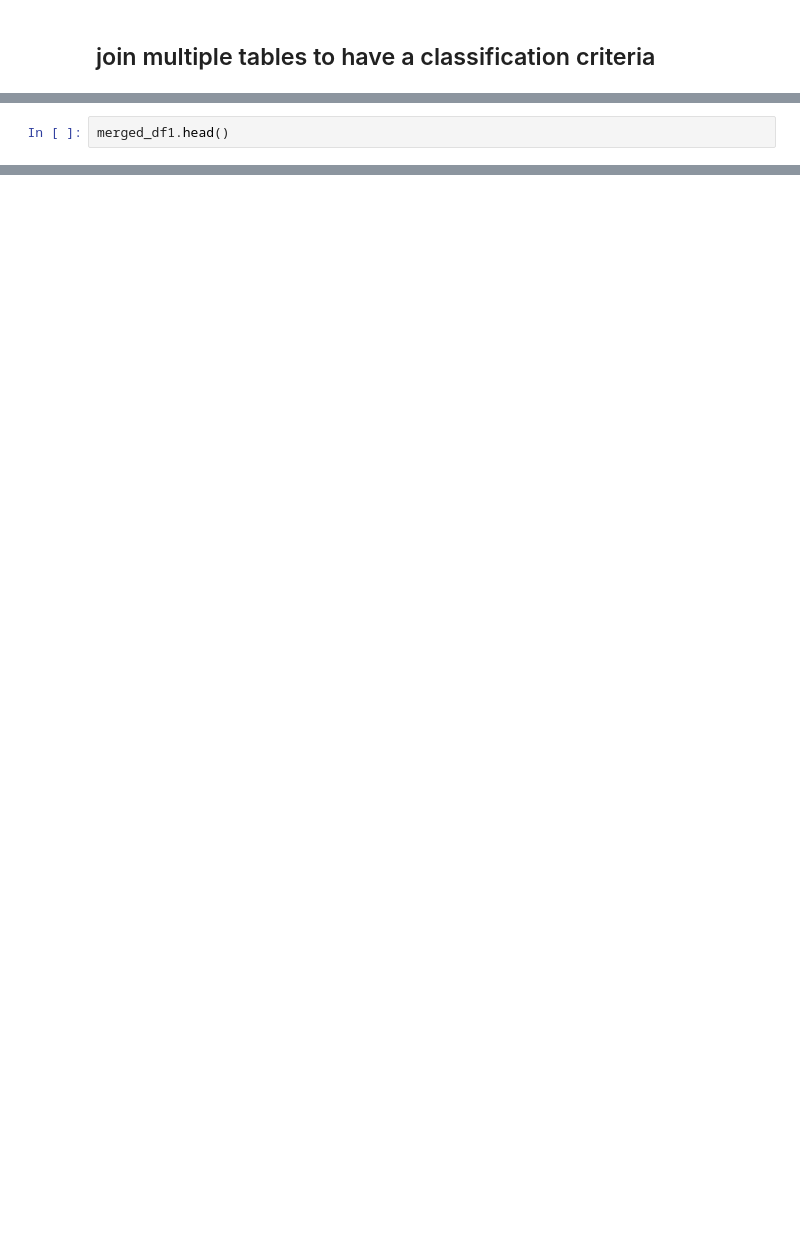
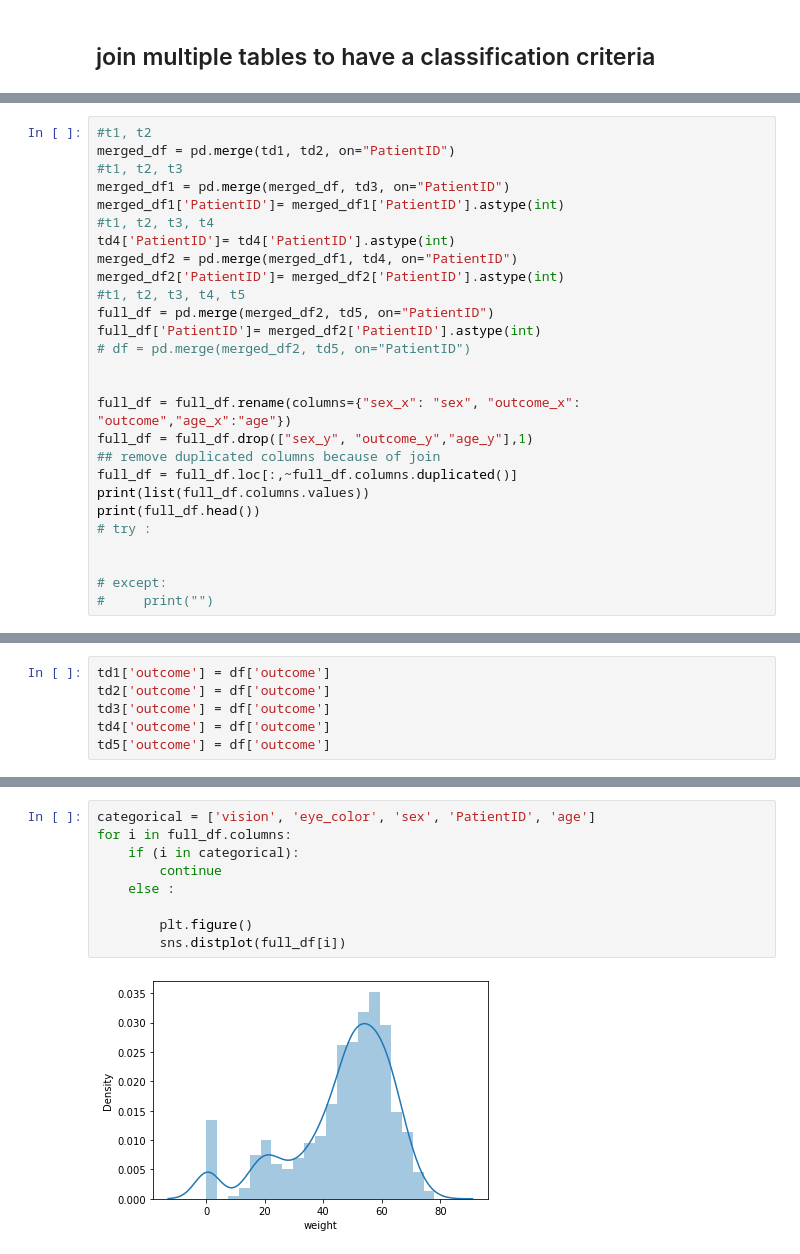
Before and after one commit to nidran/diabetes, a Jupyter notebook: data_generator.ipynb, the cells around one changed output, grey strips where cells are left out. Drawn from its saved outputs; the diff is of its cells as text; blank space fills up the shorter version.

Commit message:
Updated outcome variable

```diff
--- a/data_generator.ipynb
+++ b/data_generator.ipynb
@@ -326,3 +268,28 @@ ValueError: You are trying to merge on object and int64 columns. If you wish to
 # %%
-merged_df1.head()
+#t1, t2
+merged_df = pd.merge(td1, td2, on="PatientID")
+#t1, t2, t3
+merged_df1 = pd.merge(merged_df, td3, on="PatientID")
+merged_df1['PatientID']= merged_df1['PatientID'].astype(int)
+#t1, t2, t3, t4
+td4['PatientID']= td4['PatientID'].astype(int)
+merged_df2 = pd.merge(merged_df1, td4, on="PatientID")
+merged_df2['PatientID']= merged_df2['PatientID'].astype(int)
+#t1, t2, t3, t4, t5
+full_df = pd.merge(merged_df2, td5, on="PatientID")
+full_df['PatientID']= merged_df2['PatientID'].astype(int)
+# df = pd.merge(merged_df2, td5, on="PatientID")
+
+
+full_df = full_df.rename(columns={"sex_x": "sex", "outcome_x": "outcome","age_x":"age"})
+full_df = full_df.drop(["sex_y", "outcome_y","age_y"],1)
+## remove duplicated columns because of join
+full_df = full_df.loc[:,~full_df.columns.duplicated()]
+print(list(full_df.columns.values))
+print(full_df.head())
+# try :
+
+
+# except:
+#     print("")
 # %% [output]
@@ -351,0 +365,6 @@ td4.head()
+# %%
+td1['outcome'] = df['outcome']
+td2['outcome'] = df['outcome']
+td3['outcome'] = df['outcome']
+td4['outcome'] = df['outcome']
+td5['outcome'] = df['outcome']
@@ -351,0 +430,11 @@ td4.head()
+# %%
+categorical = ['vision', 'eye_color', 'sex', 'PatientID', 'age']
+for i in full_df.columns:
+    if (i in categorical):
+        continue
+    else :
+
+        plt.figure()
+        sns.distplot(full_df[i])
+# %% [output]
+[figure, added]
```
Also changed, not shown: parts of 32 cells of this notebook.
